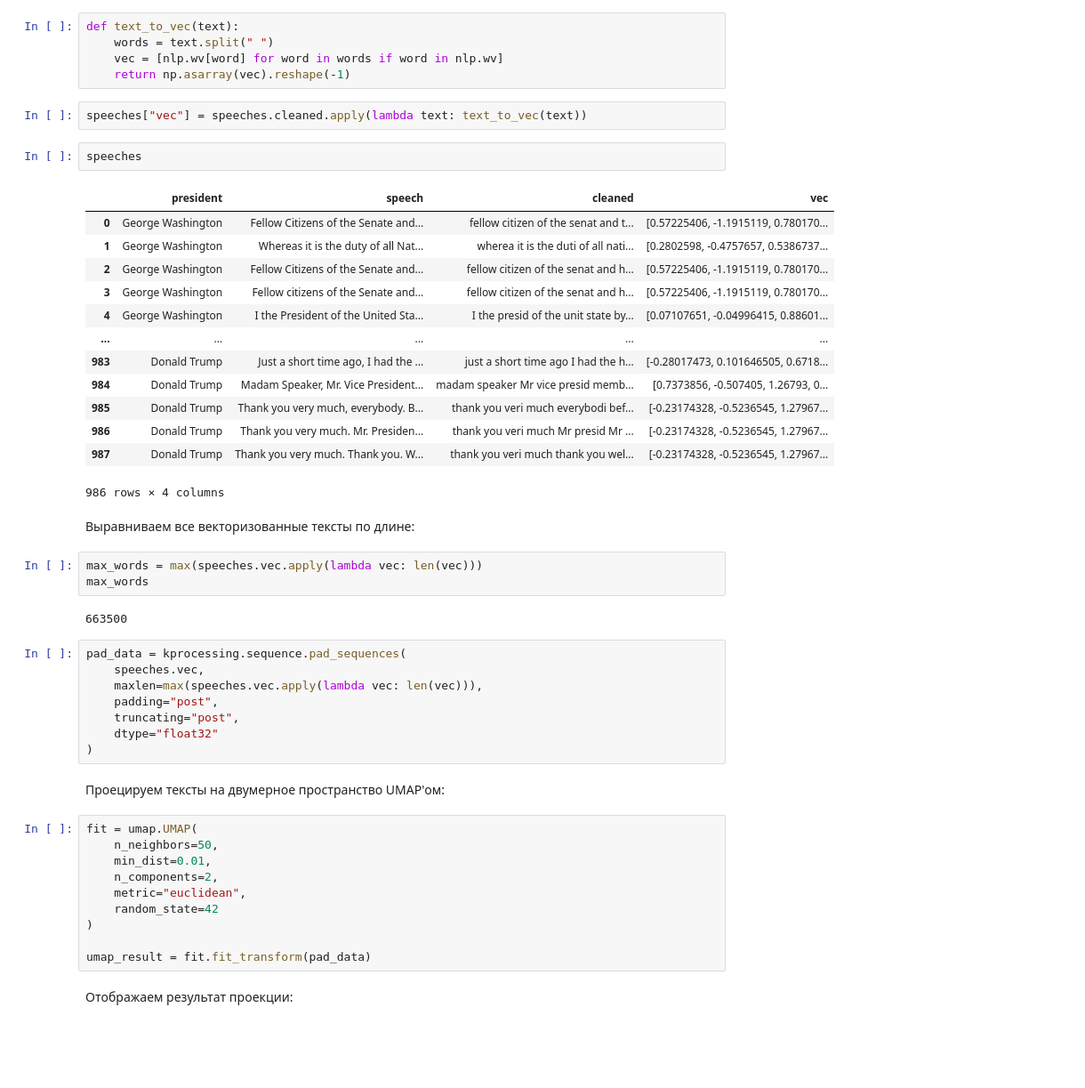
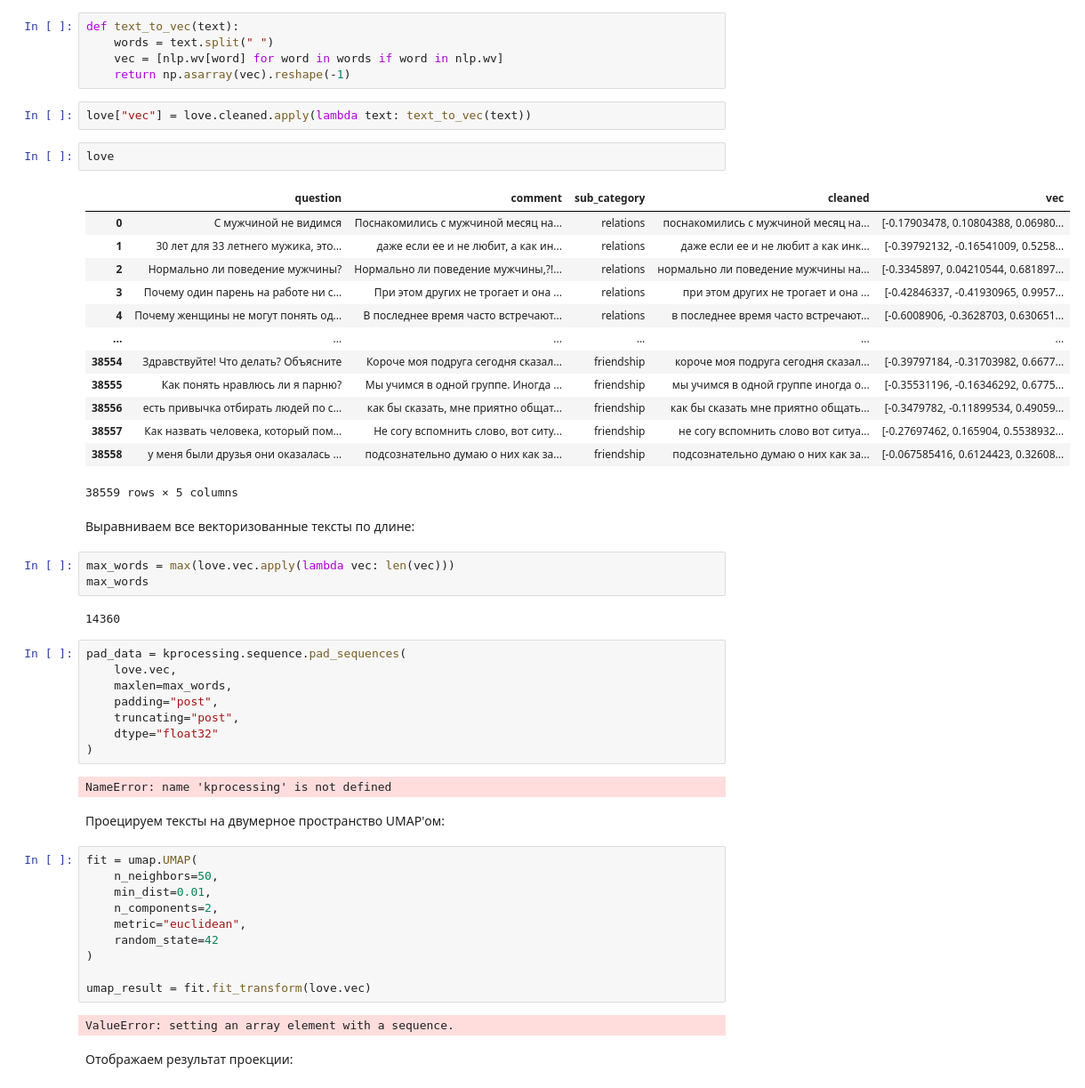
Before and after one commit to XOMAv2/NeuroFuzzySystemsLabs, a Jupyter notebook: lab04/text_processing.ipynb, the cells around one changed output. Shown at 89% size. Saved outputs shown, nothing was run; the diff lists cells and outputs as text; blank space fills up the shorter version.

```diff
--- a/lab04/text_processing.ipynb
+++ b/lab04/text_processing.ipynb
@@ -121,38 +126,40 @@ def text_to_vec(text):
     vec = [nlp.wv[word] for word in words if word in nlp.wv]
     return np.asarray(vec).reshape(-1)
 # %%
-speeches["vec"] = speeches.cleaned.apply(lambda text: text_to_vec(text))
+love["vec"] = love.cleaned.apply(lambda text: text_to_vec(text))
-# %%
-speeches
-# %% [output]
-|  | president | speech | cleaned | vec |
-| 0 | George Washington | Fellow Citizens of the Senate and... | fellow citizen of the senat and t... | [0.57225406, -1.1915119, 0.780170... |
-| 1 | George Washington | Whereas it is the duty of all Nat... | wherea it is the duti of all nati... | [0.2802598, -0.4757657, 0.5386737... |
-| 2 | George Washington | Fellow Citizens of the Senate and... | fellow citizen of the senat and h... | [0.57225406, -1.1915119, 0.780170... |
-| 3 | George Washington | Fellow citizens of the Senate and... | fellow citizen of the senat and h... | [0.57225406, -1.1915119, 0.780170... |
-| 4 | George Washington | I the President of the United Sta... | I the presid of the unit state by... | [0.07107651, -0.04996415, 0.88601... |
-| ... | ... | ... | ... | ... |
-| 983 | Donald Trump | Just a short time ago, I had the ... | just a short time ago I had the h... | [-0.28017473, 0.101646505, 0.6718... |
-| 984 | Donald Trump | Madam Speaker, Mr. Vice President... | madam speaker Mr vice presid memb... | [0.7373856, -0.507405, 1.26793, 0... |
-| 985 | Donald Trump | Thank you very much, everybody. B... | thank you veri much everybodi bef... | [-0.23174328, -0.5236545, 1.27967... |
-| 986 | Donald Trump | Thank you very much. Mr. Presiden... | thank you veri much Mr presid Mr ... | [-0.23174328, -0.5236545, 1.27967... |
-| 987 | Donald Trump | Thank you very much. Thank you. W... | thank you veri much thank you wel... | [-0.23174328, -0.5236545, 1.27967... |
-986 rows × 4 columns
+# %%
+love
+# %% [output]
+|  | question | comment | sub_category | cleaned | vec |
+| 0 | С мужчиной не видимся | Поснакомились с мужчиной месяц на... | relations | поснакомились с мужчиной месяц на... | [-0.17903478, 0.10804388, 0.06980... |
+| 1 | 30 лет для 33 летнего мужика, это... | даже если ее и не любит, а как ин... | relations | даже если ее и не любит а как инк... | [-0.39792132, -0.16541009, 0.5258... |
+| 2 | Нормально ли поведение мужчины? | Нормально ли поведение мужчины,?!... | relations | нормально ли поведение мужчины на... | [-0.3345897, 0.04210544, 0.681897... |
+| 3 | Почему один парень на работе ни с... | При этом других не трогает и она ... | relations | при этом других не трогает и она ... | [-0.42846337, -0.41930965, 0.9957... |
+| 4 | Почему женщины не могут понять од... | В последнее время часто встречают... | relations | в последнее время часто встречают... | [-0.6008906, -0.3628703, 0.630651... |
+| ... | ... | ... | ... | ... | ... |
+| 38554 | Здравствуйте! Что делать? Объясните | Короче моя подруга сегодня сказал... | friendship | короче моя подруга сегодня сказал... | [-0.39797184, -0.31703982, 0.6677... |
+| 38555 | Как понять нравлюсь ли я парню? | Мы учимся в одной группе. Иногда ... | friendship | мы учимся в одной группе иногда о... | [-0.35531196, -0.16346292, 0.6775... |
+| 38556 | есть привычка отбирать людей по с... | как бы сказать, мне приятно общат... | friendship | как бы сказать мне приятно общать... | [-0.3479782, -0.11899534, 0.49059... |
+| 38557 | Как назвать человека, который пом... | Не согу вспомнить слово, вот ситу... | friendship | не согу вспомнить слово вот ситуа... | [-0.27697462, 0.165904, 0.5538932... |
+| 38558 | у меня были друзья они оказалась ... | подсознательно думаю о них как за... | friendship | подсознательно думаю о них как за... | [-0.067585416, 0.6124423, 0.32608... |
+38559 rows × 5 columns
 # %% [markdown]
 Выравниваем все векторизованные тексты по длине:
 # %%
-max_words = max(speeches.vec.apply(lambda vec: len(vec)))
+max_words = max(love.vec.apply(lambda vec: len(vec)))
 max_words
 # %% [output]
-663500
+14360
 # %%
 pad_data = kprocessing.sequence.pad_sequences(
-    speeches.vec,
-    maxlen=max(speeches.vec.apply(lambda vec: len(vec))),
+    love.vec,
+    maxlen=max_words,
     padding="post",
     truncating="post",
     dtype="float32"
 )
+# %% [output]
+NameError: name 'kprocessing' is not defined
 # %% [markdown]
 Проецируем тексты на двумерное пространство UMAP'ом:
 # %%
@@ -164,7 +171,9 @@ fit = umap.UMAP(
     random_state=42
 )
 
-umap_result = fit.fit_transform(pad_data)
+umap_result = fit.fit_transform(love.vec)
+# %% [output]
+ValueError: setting an array element with a sequence.
 # %% [markdown]
 Отображаем результат проекции:
 # %%
```
Also changed, not shown: parts of 17 cells of this notebook, 1 other file.
